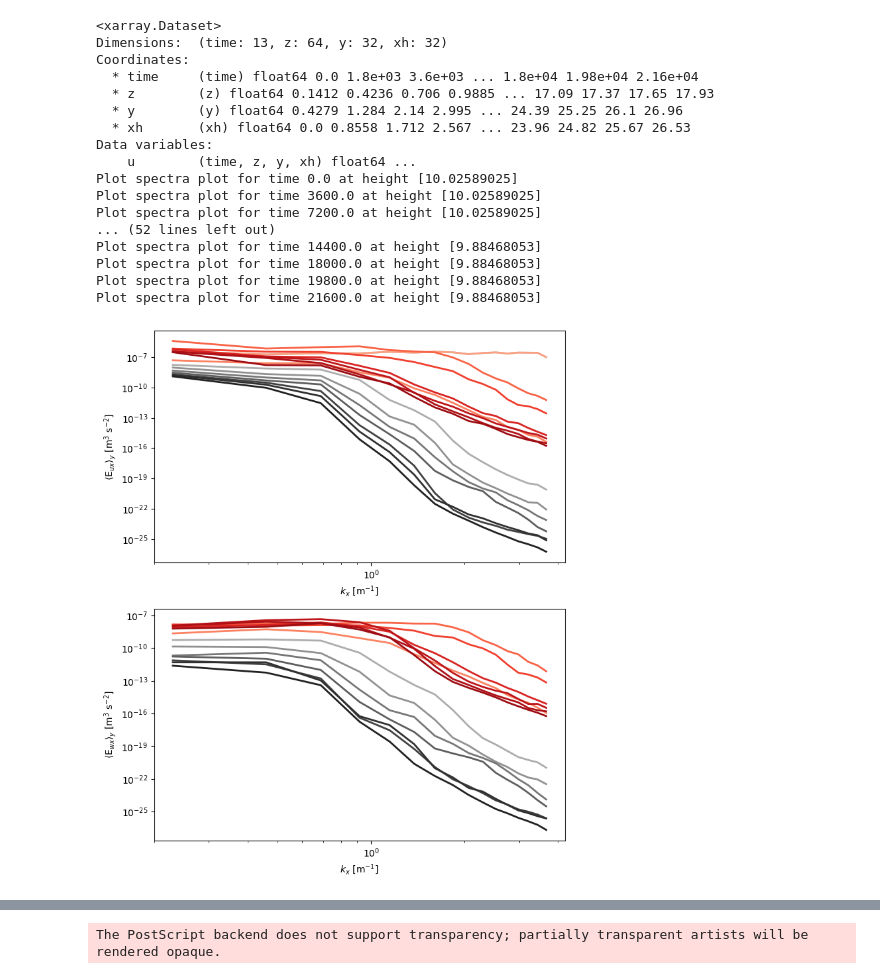
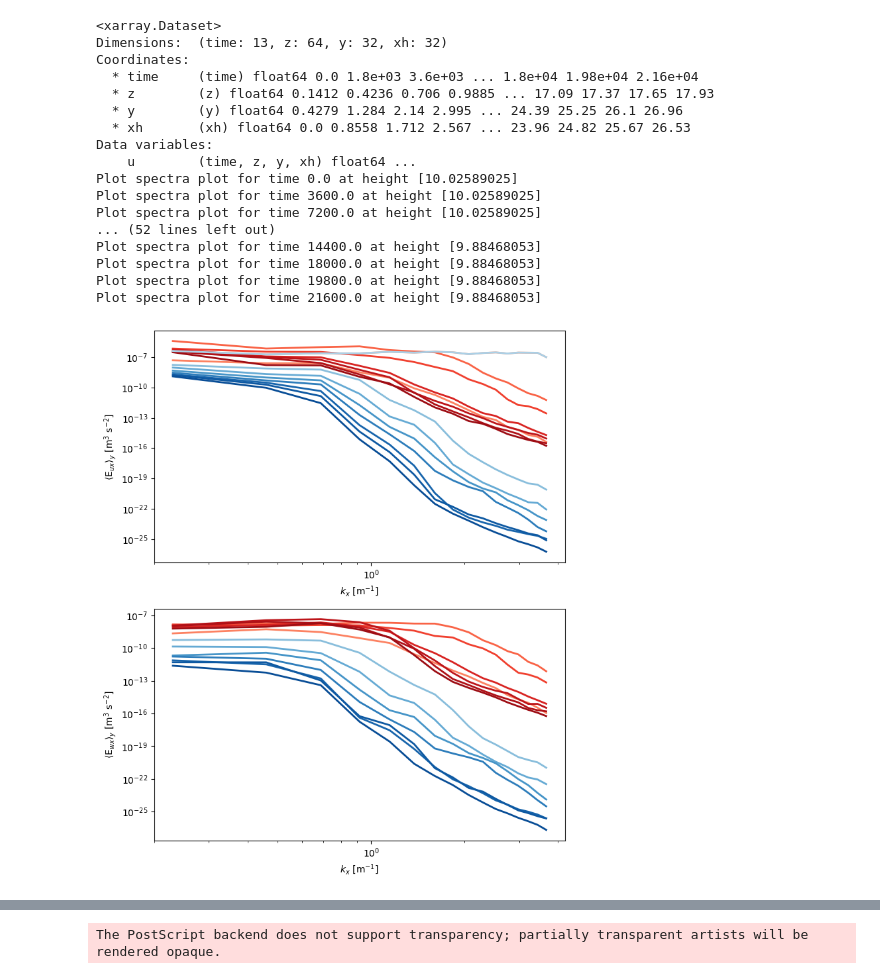
Before and after one commit to adconnolly/microhh, a Jupyter notebook: analysis/paperPlot_spectra_longTimeLastDNS.ipynb, the cells around one changed output, grey strips where cells are left out. Saved outputs shown, nothing was run; the diff lists cells and outputs as text; code cells hidden in the pictures.

Commit message:
Update and standardize plotting color scheme

```diff
--- a/analysis/paperPlot_spectra_longTimeLastDNS.ipynb
+++ b/analysis/paperPlot_spectra_longTimeLastDNS.ipynb
@@ -26,9 +26,9 @@ try:
     fig,axs=plt.subplots(len(var_all),1,figsize=(8,10))
 except:
     fig,axs=plt.subplots(len(var_all),1,figsize=(8,10))
-paths=['../cases/SBL_Smag/','../cases/SBL_DNN/']
-pathLabels=['Smagorinsky','C4DNN ']
-cmaps = ['Greys','Reds','Blues']
+paths=['../cases/SBL_DNN/','../cases/SBL_Smag/']
+pathLabels=['C4DNN ','Smagorinsky',]
+cmaps = ['Reds','Blues']
 
 markers = ['.','x','*']
 for iRe in range(len(Re_all)):
@@ -124,34 +124,34 @@ for iRe in range(len(Re_all)):
 
                     sP = np.mean(sp,axis=0)
                     power = abs(sP)
 
                     # legEnd=''
                     # if path==paths[-1]  or path==paths[1]:
                     legEnd='    '+str(0.5*(timestep))+' h'
 
                     axs[ivar].loglog(kxy[1:],power[1:],color=color,linewidth=2,label=pathLabels[iLES]+legEnd)
 
             axs[ivar].set_xlabel(r"$k_x$ [m$^{-1}$]")#,fontsize=fs)
             axs[ivar].set_ylabel(ylabels[ivar])#,fontsize=fs)
 # %% [output]
 <xarray.Dataset>
 Dimensions:  (time: 13, z: 64, y: 32, xh: 32)
 Coordinates:
   * time     (time) float64 0.0 1.8e+03 3.6e+03 ... 1.8e+04 1.98e+04 2.16e+04
   * z        (z) float64 0.1412 0.4236 0.706 0.9885 ... 17.09 17.37 17.65 17.93
   * y        (y) float64 0.4279 1.284 2.14 2.995 ... 24.39 25.25 26.1 26.96
   * xh       (xh) float64 0.0 0.8558 1.712 2.567 ... 23.96 24.82 25.67 26.53
 Data variables:
     u        (time, z, y, xh) float64 ...
 Plot spectra plot for time 0.0 at height [10.02589025]
 Plot spectra plot for time 3600.0 at height [10.02589025]
 Plot spectra plot for time 7200.0 at height [10.02589025]
 ... (52 lines left out)
 Plot spectra plot for time 14400.0 at height [9.88468053]
 Plot spectra plot for time 18000.0 at height [9.88468053]
 Plot spectra plot for time 19800.0 at height [9.88468053]
 Plot spectra plot for time 21600.0 at height [9.88468053]
-[figure, old version]
+[figure, new version]
 # %%
 timesteps_all=[[1386000]]
 
```
Also changed, not shown: parts of 2 cells of this notebook, 2 other files.
